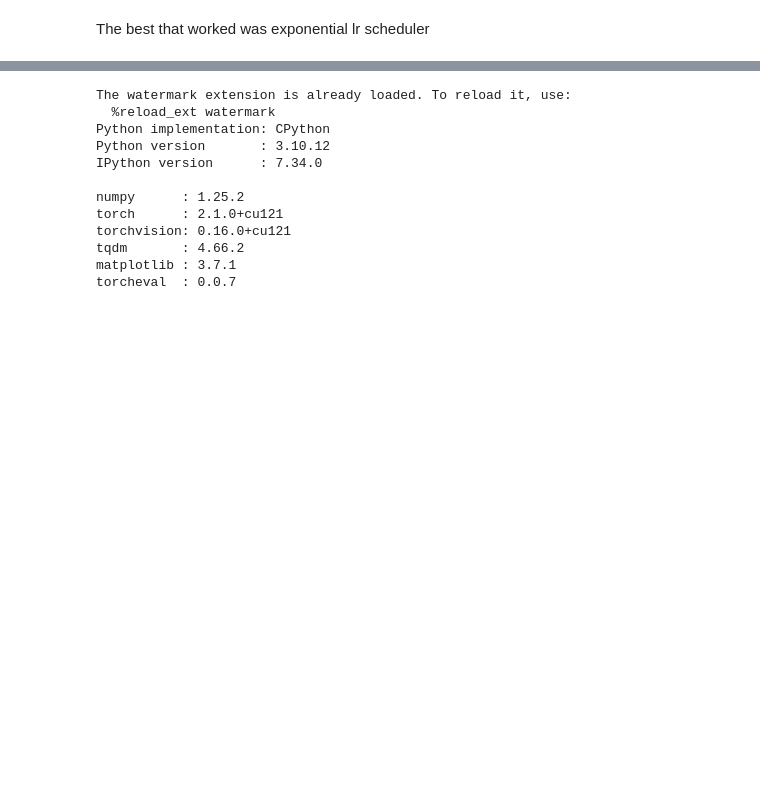
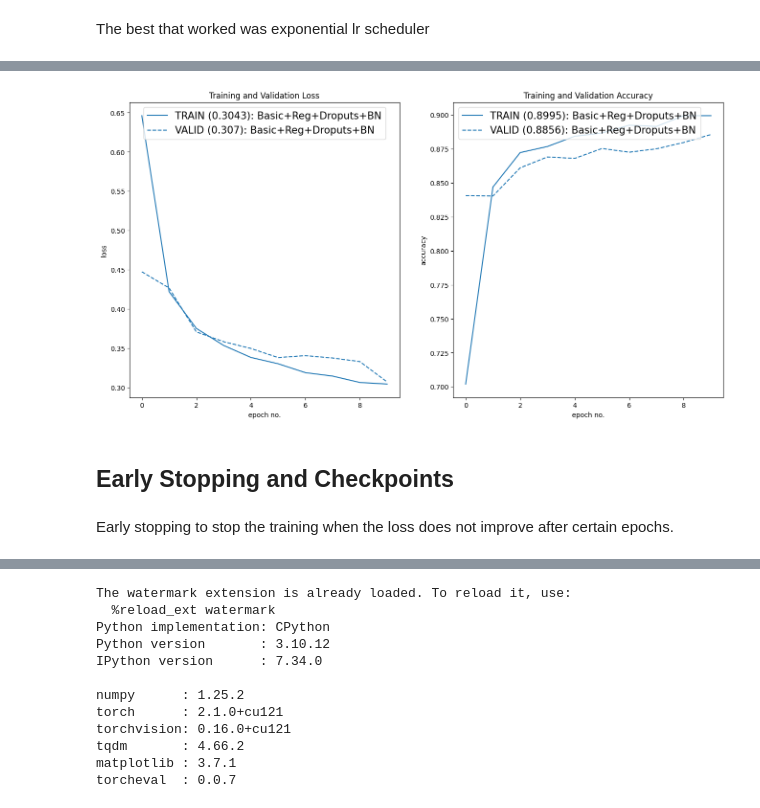
Before and after one commit to soutrik71/pytorch_classics, a Jupyter notebook: AP_Torch3.ipynb, the cells around one changed output, grey strips where cells are left out. Saved outputs shown, nothing was run; the diff lists cells and outputs as text; code cells hidden in the pictures; blank space fills up the shorter version.

```diff
--- a/AP_Torch3.ipynb
+++ b/AP_Torch3.ipynb
@@ -1525,0 +1701,6 @@ It should never be used along with LR scheduler
+# %%
+# New Model Instance
+fas_model4 = FashionMnistModelRegDropoutBN(in_channels=1,
+                                           hidden_units=8,
+                                           out_channels=10).to(device)
+summary(fas_model4, input_size=(1, 28, 28))
@@ -1525,0 +1725,29 @@ It should never be used along with LR scheduler
+# %%
+# driver setup
+reg_type="l2"
+reg_coeff=0.0001
+lr = 1e-3
+#optimizers
+if reg_type is not None:
+  optimizer = optim.Adam(fas_model4.parameters(), lr=lr)
+else:
+  # adding l2 reg within optimizer only 3 works exactly same as adding l2 loss with the actual loss
+  optimizer = optim.Adam(fas_model4.parameters(), lr=lr, weight_decay=reg_coeff)
+
+#loss metric
+criterion = nn.CrossEntropyLoss()
+
+# accuracy metric
+metric = MulticlassAccuracy(device = device, num_classes=10)
+# diffeent schedulers
+plateau_scheduler = ReduceLROnPlateau(optimizer, mode='min',factor=0.1, patience=10, threshold=0.0001)
+# %%
+train_losses = []
+train_metrics = []
+test_losses = []
+test_metrics = []
+
+for epoch in range(0,epochs):
+  print(f'Epoch {epoch}')
+  train_losses, train_metrics = train_module(fas_model4, device, train_loader, optimizer, criterion, metric, train_losses, train_metrics, reg_type, reg_coeff, None)
+  test_losses , test_metrics = test_module(fas_model4, device, test_loader, criterion, metric, test_losses, test_metrics, plateau_scheduler)
@@ -1525,0 +1779,15 @@ It should never be used along with LR scheduler
+# %%
+plot_loss_accuracy(train_loss= [train_losses],
+                   val_loss= [test_losses],
+                   train_acc= [train_metrics],
+                   val_acc= [test_metrics],
+                   labels=['Basic+Reg+Droputs+BN'],
+                   colors=['blue'],
+                   loss_legend_loc='upper center',
+                   acc_legend_loc='upper left')
+# %% [output]
+[figure, added]
+# %% [markdown]
+## Early Stopping and Checkpoints
+# %% [markdown]
+Early stopping to stop the training when the loss does not improve after certain epochs.
```
Also changed, not shown: parts of 16 cells of this notebook.
